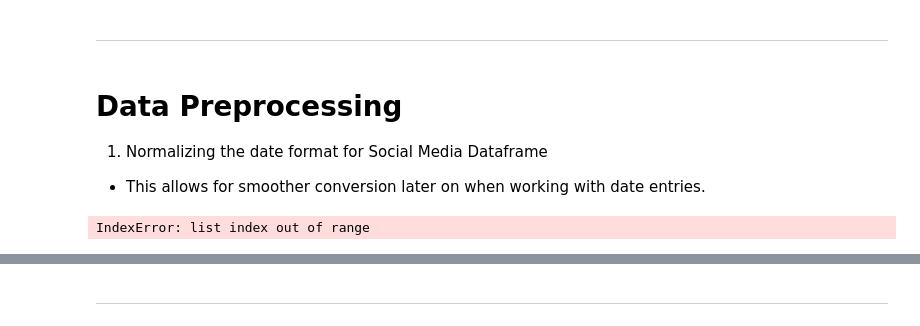
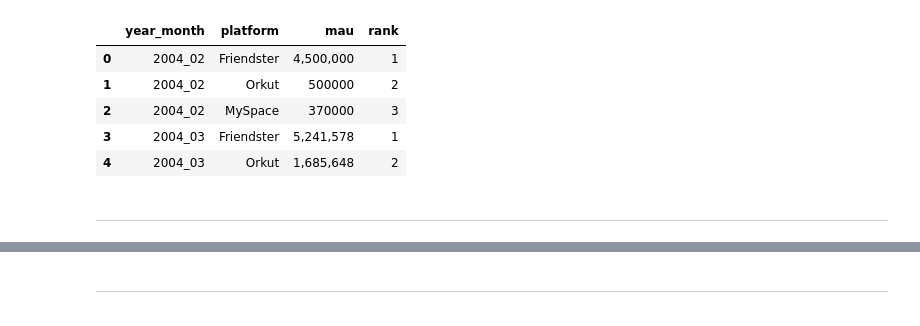
Before and after one commit to carloscailao/CSMODEL, a Jupyter notebook: notebook.ipynb, the cells around one changed output, grey strips where cells are left out. Cells and saved outputs as stored; diff of their text form; code cells hidden in the pictures.

```diff
--- a/notebook.ipynb
+++ b/notebook.ipynb
@@ -82,25 +83,23 @@ _2nd Year, BS Computer Science – Network and Information Security_
 # %%
 import pandas as pd
 
+# Url of dataset copies as of 06/15/2025 uploaded in GitHub
 moviesDatasetRaw = "https://raw.githubusercontent.com/carloscailao/CSMODEL/main/data/Movies_Dataset_TMDB.csv"
 socialMediaDatasetRaw = "https://raw.githubusercontent.com/carloscailao/CSMODEL/main/data/Social_Media_Dataset_Top_10_Social_Media_2004-2025.csv"
 
+# Creation of dataframes from CSV files of datasets
 moviesDf = pd.read_csv(moviesDatasetRaw)
 socialMediaDf = pd.read_csv(socialMediaDatasetRaw)
+
+# A peek into the uncleaned dataframes
+moviesDf.head()
+socialMediaDf.head()
+# %% [output]
+|  | year_month | platform | mau | rank |
+| 0 | 2004_02 | Friendster | 4,500,000 | 1 |
+| 1 | 2004_02 | Orkut | 500000 | 2 |
+| 2 | 2004_02 | MySpace | 370000 | 3 |
+| 3 | 2004_03 | Friendster | 5,241,578 | 1 |
+| 4 | 2004_03 | Orkut | 1,685,648 | 2 |
 # %% [markdown]
 ---
-# %% [markdown]
-# Data Preprocessing
-
-1. Normalizing the date format for Social Media Dataframe
-- This allows for smoother conversion later on when working with date entries.
-# %%
-socialMediaDf['year_month'] = socialMediaDf['year_month'].astype(str)
-
-# Ensure month is two digits
-socialMediaDf['year_month'] = socialMediaDf['year_month'].apply(
-    lambda x: f"{x.split('_')[0]}-{int(x.split('_')[1]):02d}"
-)
-socialMediaDf.head()
-# %% [output]
-IndexError: list index out of range
```
Also changed, not shown: parts of 15 cells of this notebook.
